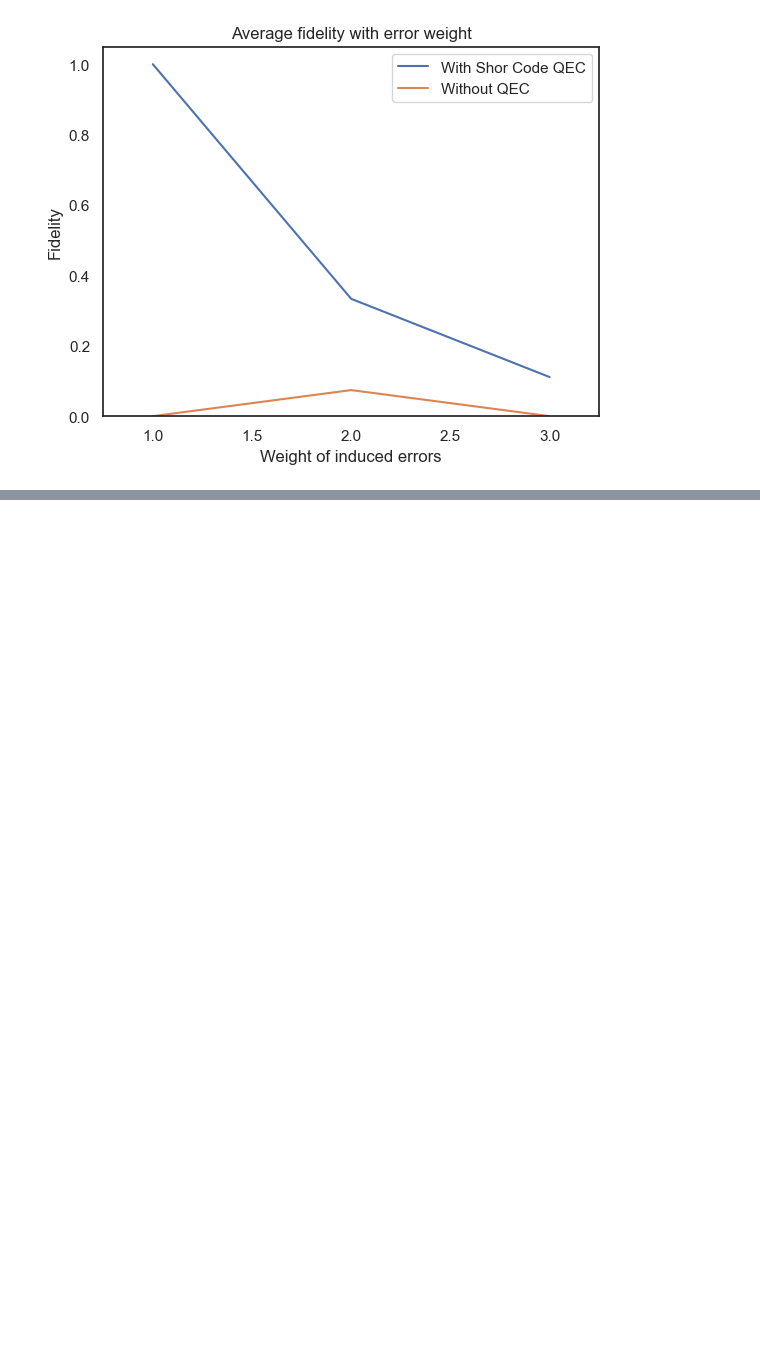
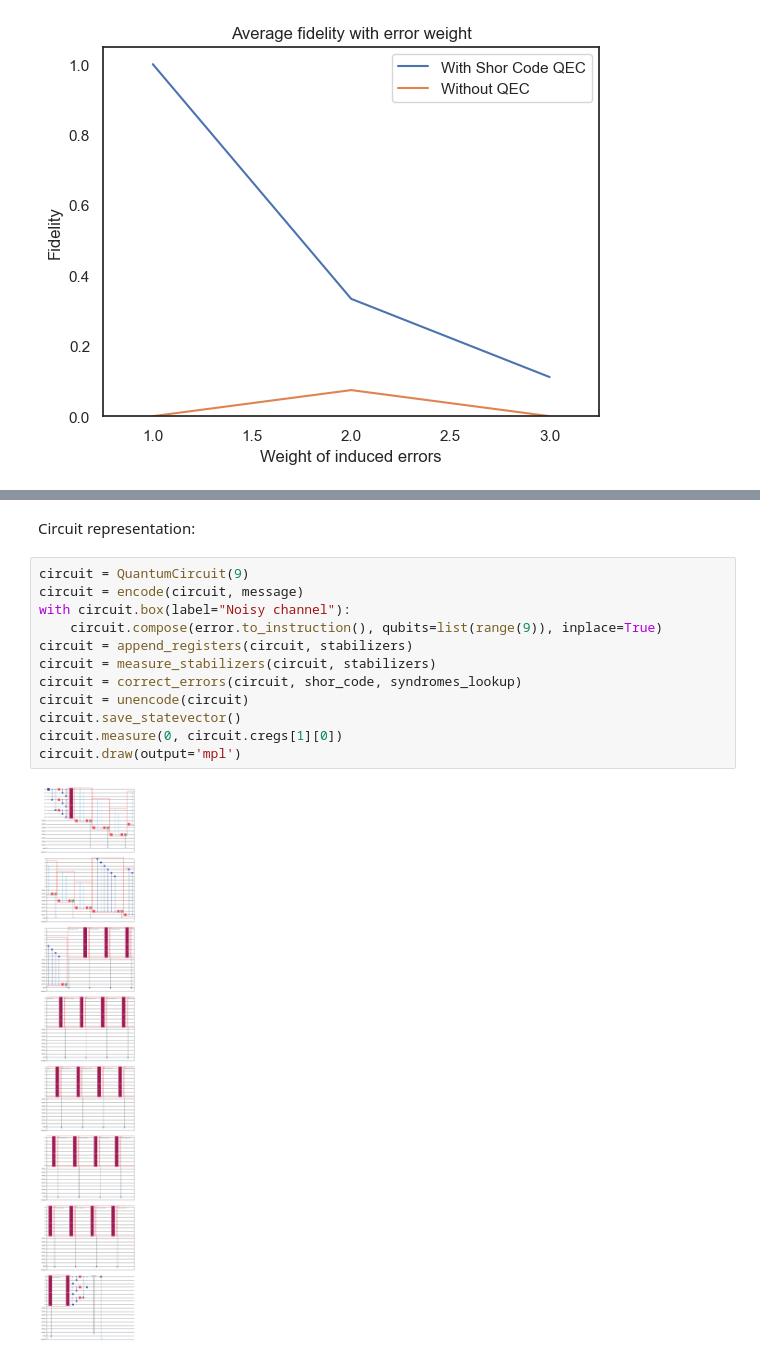
Before and after one commit to GT-Quantum-Computing-Association/LogicalQ, a Jupyter notebook: demos/fragments/ShorCode.ipynb, the cells around one changed output, grey strips where cells are left out. Cells and saved outputs as stored; diff of their text form; blank space fills up the shorter version.

```diff
--- a/demos/fragments/ShorCode.ipynb
+++ b/demos/fragments/ShorCode.ipynb
@@ -550,3 +550,19 @@ plt.show()
 3       1.0     Weight 1
 4       1.0     Weight 1
 [figure]
+# %% [markdown]
+Circuit representation:
+# %%
+circuit = QuantumCircuit(9)
+circuit = encode(circuit, message)
+with circuit.box(label="Noisy channel"):
+    circuit.compose(error.to_instruction(), qubits=list(range(9)), inplace=True)
+circuit = append_registers(circuit, stabilizers)
+circuit = measure_stabilizers(circuit, stabilizers)
+circuit = correct_errors(circuit, shor_code, syndromes_lookup)
+circuit = unencode(circuit)
+circuit.save_statevector()
+circuit.measure(0, circuit.cregs[1][0])
+circuit.draw(output='mpl')
+# %% [output]
+[figure, added]
```
Also changed, not shown: parts of 1 cell of this notebook.
